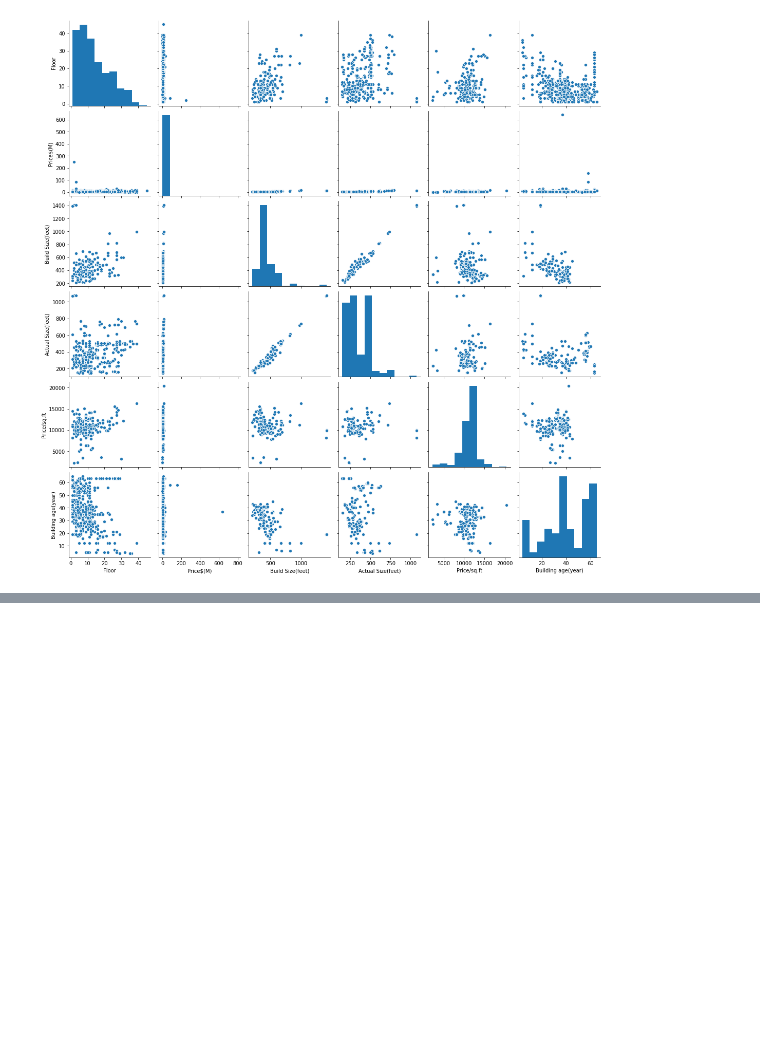
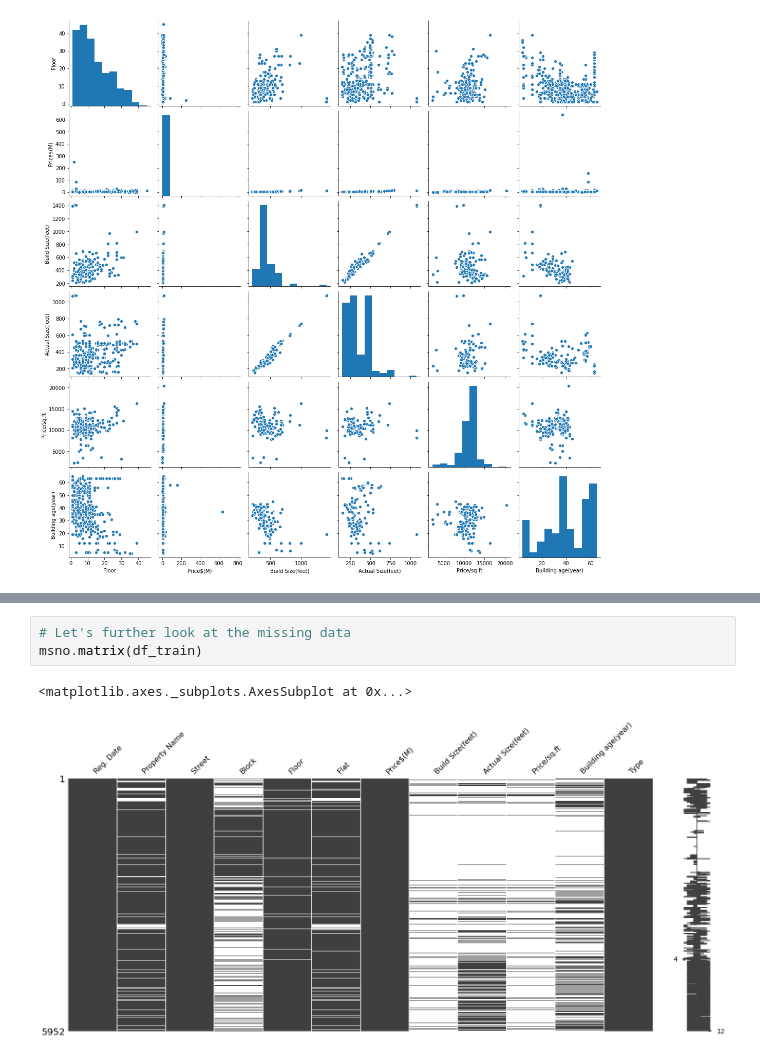
Before and after one commit to kychanbp/property_price_model, a Jupyter notebook: notebooks/EDA.ipynb, the cells around one changed output, grey strips where cells are left out. Drawn from its saved outputs; the diff is of its cells as text; blank space fills up the shorter version.

Commit message:
initial analysis on missing data

```diff
--- a/notebooks/EDA.ipynb
+++ b/notebooks/EDA.ipynb
@@ -145,0 +169,6 @@ sns.pairplot(df_train)
+# %%
+# Let's further look at the missing data
+msno.matrix(df_train)
+# %% [output]
+<matplotlib.axes._subplots.AxesSubplot at 0x...>
+[figure, added]
```
Also changed, not shown: parts of 8 cells of this notebook, 2 other files.
